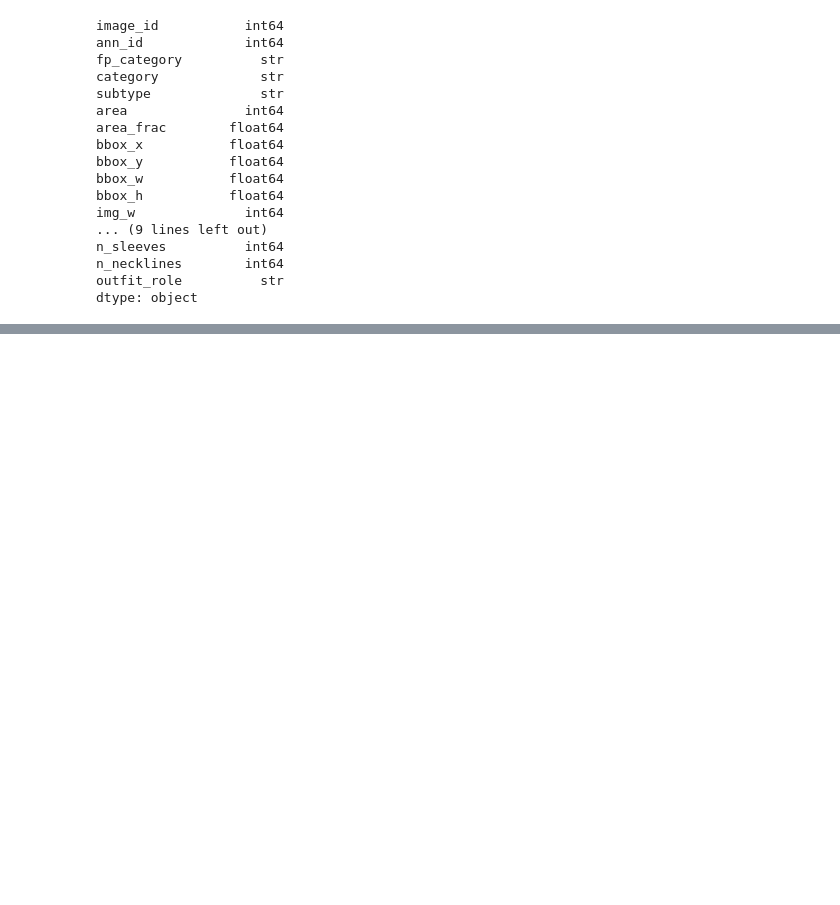
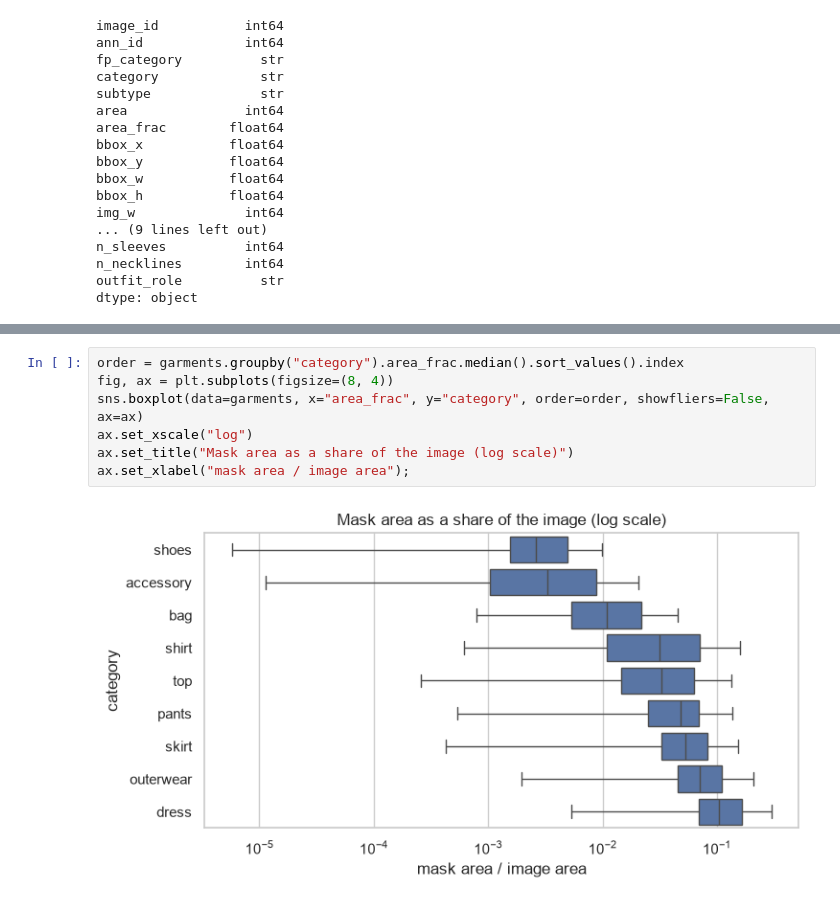
Before and after one commit to devasenan134/smart-wardrobe, a Jupyter notebook: ml/notebooks/fashionpedia_eda.ipynb, the cells around one changed output, grey strips where cells are left out. Drawn from its saved outputs; the diff is of its cells as text; blank space fills up the shorter version.

```diff
--- a/ml/notebooks/fashionpedia_eda.ipynb
+++ b/ml/notebooks/fashionpedia_eda.ipynb
@@ -88,0 +201,9 @@ dtype: object
+# %%
+order = garments.groupby("category").area_frac.median().sort_values().index
+fig, ax = plt.subplots(figsize=(8, 4))
+sns.boxplot(data=garments, x="area_frac", y="category", order=order, showfliers=False, ax=ax)
+ax.set_xscale("log")
+ax.set_title("Mask area as a share of the image (log scale)")
+ax.set_xlabel("mask area / image area");
+# %% [output]
+[figure, added]
```
Also changed, not shown: parts of 22 cells of this notebook, 3 other files.
